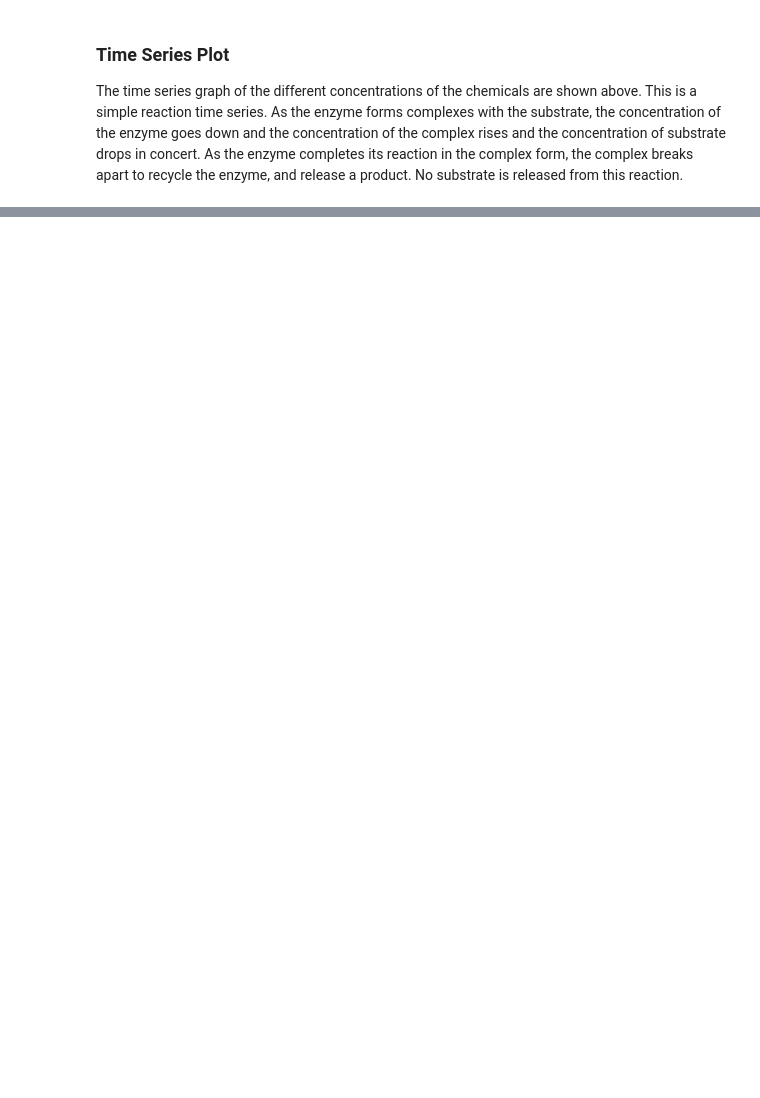
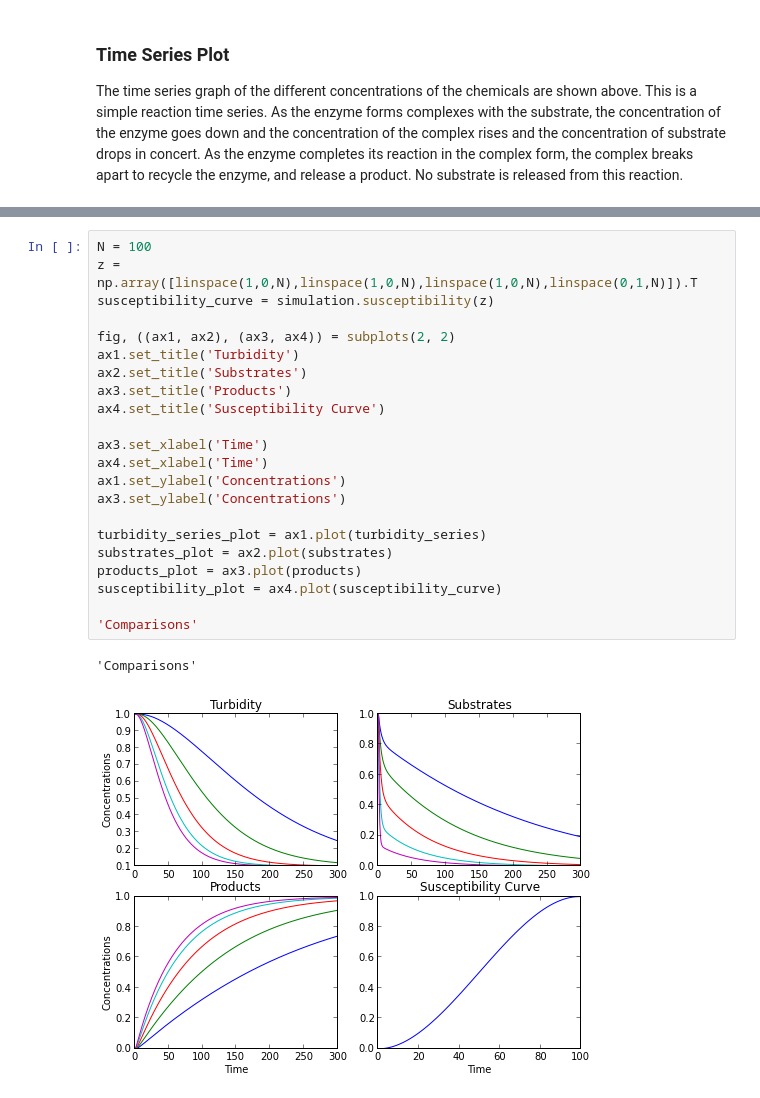
Before and after one commit to gajomi/enzymatica, a Jupyter notebook: docs/turbidity_simulation_test.ipynb, the cells around one changed output, grey strips where cells are left out. Cells and saved outputs as stored; diff of their text form; blank space fills up the shorter version.

```diff
--- a/docs/turbidity_simulation_test.ipynb
+++ b/docs/turbidity_simulation_test.ipynb
@@ -66,0 +94,25 @@ plot(turbidity_series.T)
+# %%
+N = 100
+z = np.array([linspace(1,0,N),linspace(1,0,N),linspace(1,0,N),linspace(0,1,N)]).T
+susceptibility_curve = simulation.susceptibility(z)
+
+fig, ((ax1, ax2), (ax3, ax4)) = subplots(2, 2)
+ax1.set_title('Turbidity')
+ax2.set_title('Substrates')
+ax3.set_title('Products')
+ax4.set_title('Susceptibility Curve')
+
+ax3.set_xlabel('Time')
+ax4.set_xlabel('Time')
+ax1.set_ylabel('Concentrations')
+ax3.set_ylabel('Concentrations')
+
+turbidity_series_plot = ax1.plot(turbidity_series)
+substrates_plot = ax2.plot(substrates)
+products_plot = ax3.plot(products)
+susceptibility_plot = ax4.plot(susceptibility_curve)
+
+'Comparisons'
+# %% [output]
+'Comparisons'
+[figure, added]
```
Also changed, not shown: parts of 13 cells of this notebook, 1 other file.
